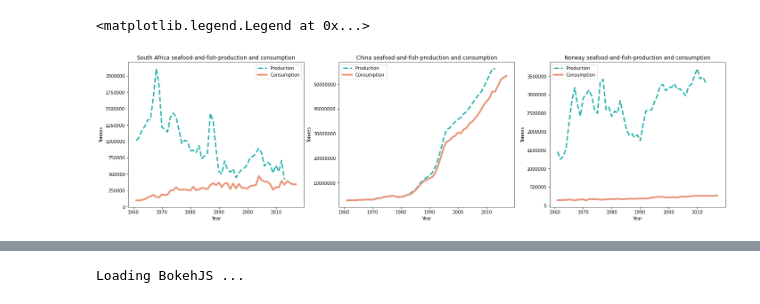
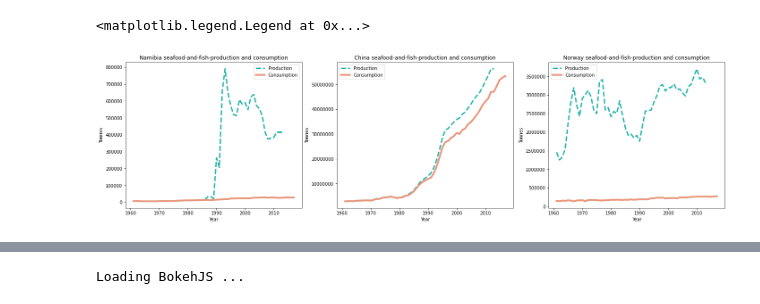
Before and after one commit to simonmoesorensen/socialdata-overfishing, a Jupyter notebook: notebooks/protein.ipynb, the cells around one changed output, grey strips where cells are left out. Drawn from its saved outputs; the diff is of its cells as text; code cells hidden in the pictures.

```diff
--- a/notebooks/protein.ipynb
+++ b/notebooks/protein.ipynb
@@ -18,47 +18,47 @@ production = pd.read_csv('seafood-and-fish-production-thousand-tonnes.csv')
 c_entity = consumption[['Entity','Year','Fish, Seafood- Food supply quantity (kg/capita/yr) (FAO, 2020)','TotalC']]
 p_entity = production[['Entity','Year','Total']]
 # %%
-c_SA = c_entity[c_entity["Entity"]=='South Africa']
+c_Na = c_entity[c_entity["Entity"]=='Namibia']
 c_C = c_entity[c_entity["Entity"]=='China']
 c_N = c_entity[c_entity["Entity"]=='Norway']
-p_SA = p_entity[p_entity["Entity"]=='South Africa']
+p_Na = p_entity[p_entity["Entity"]=='Namibia']
 p_C = p_entity[p_entity["Entity"]=='China']
 p_N = p_entity[p_entity["Entity"]=='Norway']
 # %%
-c_SA = c_SA.set_index("Year")
+c_Na = c_Na.set_index("Year")
 c_C = c_C.set_index("Year")
 c_N = c_N.set_index("Year")
-p_SA = p_SA.set_index("Year")
+p_Na = p_Na.set_index("Year")
 p_C = p_C.set_index("Year")
 p_N = p_N.set_index("Year")
 # %%
 fig, axs = plt.subplots(1, 3, figsize=(24,6))
 
-axs[0].plot(p_SA['Total'],color='lightseagreen', linewidth=3,linestyle='dashed',label="Production")
-axs[0].plot(c_SA['TotalC'],color='#E9967A', linewidth=4, label='Consumption')
+axs[0].plot(p_Na['Total'],color='lightseagreen', linewidth=3,linestyle='dashed',label="Production")
+axs[0].plot(c_Na['TotalC'],color='#E9967A', linewidth=4, label='Consumption')
 axs[0].ticklabel_format(style='plain', axis='both',useOffset=False)
-axs[0].set_title('South Africa seafood-and-fish-production and consumption')
+axs[0].set_title('Namibia seafood-and-fish-production and consumption')
 axs[0].set_ylabel('Tonnes')
 axs[0].set_xlabel('Year')
 axs[0].legend()
 
 axs[1].plot(p_C['Total'],color='lightseagreen',linewidth=3,linestyle='dashed',label='Production')
 axs[1].plot(c_C['TotalC'],color='#E9967A', linewidth=4, label='Consumption')
 axs[1].ticklabel_format(style='plain', axis='both',useOffset=False)
 axs[1].set_title('China seafood-and-fish-production and consumption')
 axs[1].set_ylabel('Tonnes')
 axs[1].set_xlabel('Year')
 axs[1].legend()
 
 axs[2].plot(p_N['Total'],color='lightseagreen', linewidth=3,linestyle='dashed',label='Production')
 axs[2].plot(c_N['TotalC'],color='#E9967A', linewidth=4, label='Consumption')
 axs[2].ticklabel_format(style='plain', axis='both',useOffset=False)
 axs[2].set_title('Norway seafood-and-fish-production and consumption')
 axs[2].set_ylabel('Tonnes')
 axs[2].set_xlabel('Year')
 axs[2].legend()
 # %% [output]
 <matplotlib.legend.Legend at 0x...>
-[figure, old version]
+[figure, new version]
 # %%
 population = pd.read_csv('population_total.csv')
```
Also changed, not shown: parts of 51 cells of this notebook.
